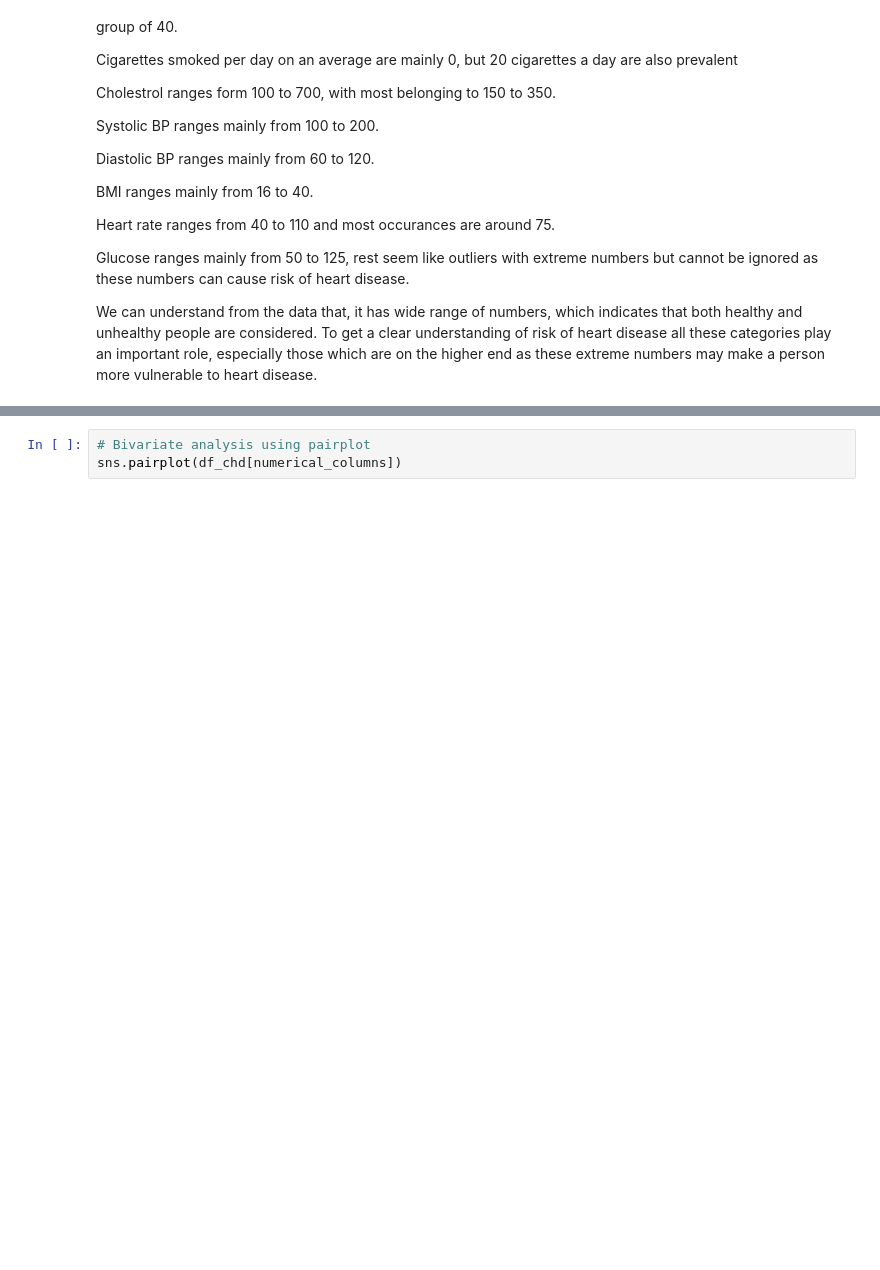
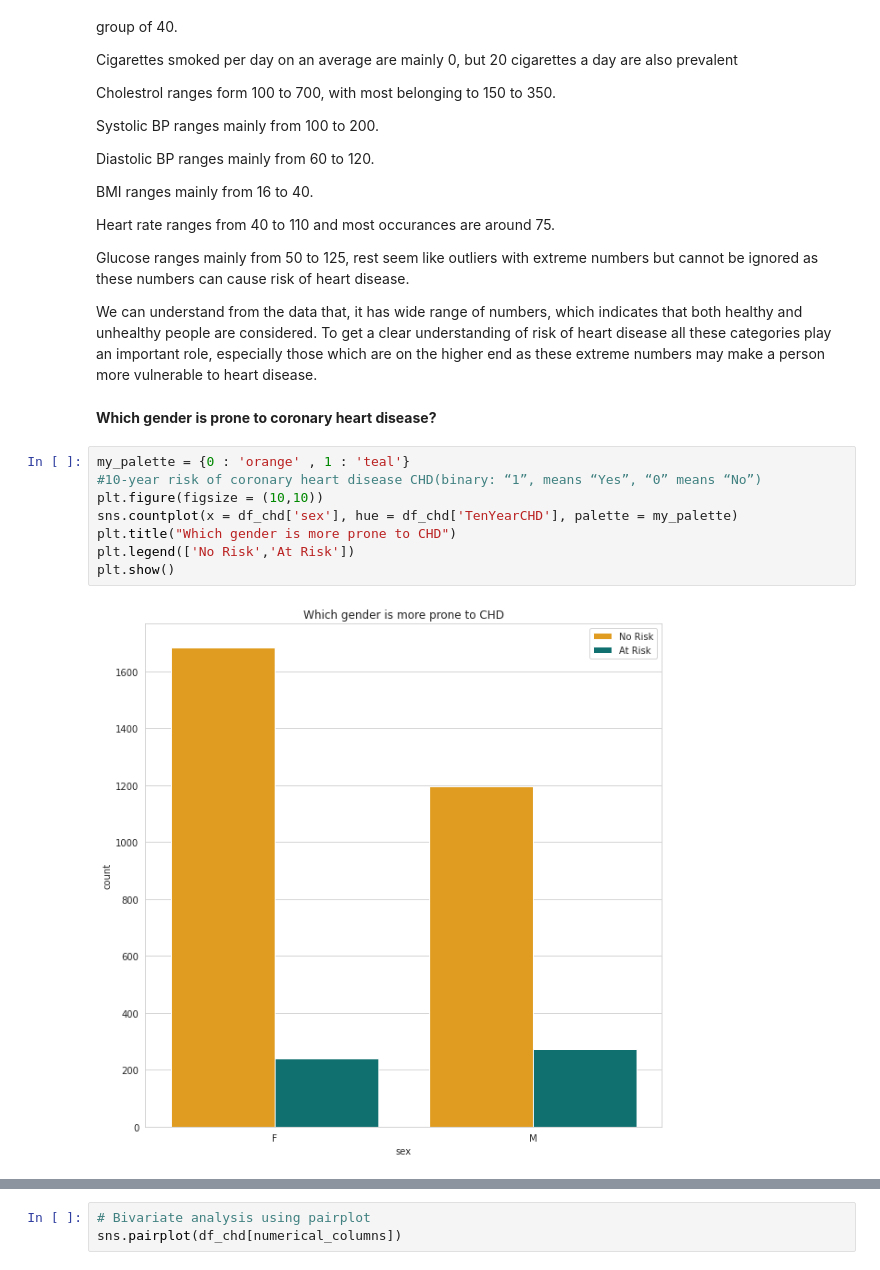
Before and after one commit to gajanankumar/Classification_Cardiovascular_Risk_Prediction, a Jupyter notebook: Cardiovascular_Risk_Prediction_Capstone_Project_GK.ipynb, the cells around one changed output, grey strips where cells are left out. Cells and saved outputs as stored; diff of their text form; blank space fills up the shorter version.

```diff
--- a/Cardiovascular_Risk_Prediction_Capstone_Project_GK.ipynb
+++ b/Cardiovascular_Risk_Prediction_Capstone_Project_GK.ipynb
@@ -981,3 +1001,15 @@ Heart rate ranges from 40 to 110 and most occurances are around 75.
 Glucose ranges mainly from 50 to 125, rest seem like outliers with extreme numbers but cannot be ignored as these numbers can cause risk of heart disease.
 
 We can understand from the data that, it has wide range of numbers, which indicates that both healthy and unhealthy people are considered. To get a clear understanding of risk of heart disease all these categories play an important role, especially those which are on the higher end as these extreme numbers may make a person more vulnerable to heart disease.
+# %% [markdown]
+**Which gender is prone to coronary heart disease?**
+# %%
+my_palette = {0 : 'orange' , 1 : 'teal'}
+#10-year risk of coronary heart disease CHD(binary: “1”, means “Yes”, “0” means “No”)
+plt.figure(figsize = (10,10))
+sns.countplot(x = df_chd['sex'], hue = df_chd['TenYearCHD'], palette = my_palette)
+plt.title("Which gender is more prone to CHD")
+plt.legend(['No Risk','At Risk'])
+plt.show()
+# %% [output]
+[figure, added]
```
Also changed, not shown: parts of 38 cells of this notebook.
